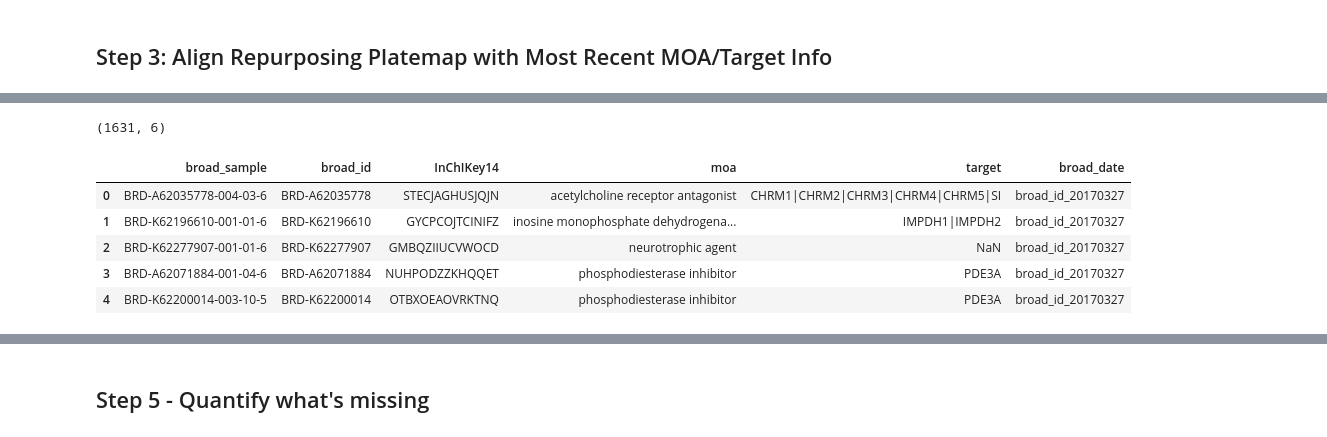
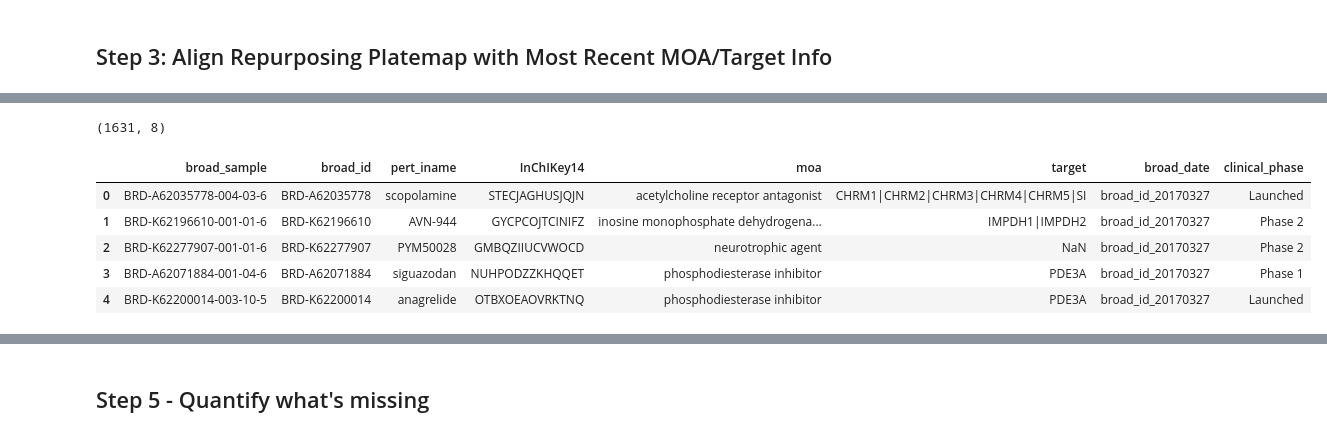
Before and after one commit to broadinstitute/lincs-cell-painting, a Jupyter notebook: metadata/moa/3.align-moa.ipynb, the cells around one changed output, grey strips where cells are left out. Cells and saved outputs as stored; diff of their text form; code cells hidden in the pictures.

Commit message:
add pert_iname and clinical_phase columns to curation

```diff
--- a/metadata/moa/3.align-moa.ipynb
+++ b/metadata/moa/3.align-moa.ipynb
@@ -237,21 +237,35 @@ moa_df.head()
 # %%
 # Perform the alignment
 platemap_moa_df = merged_platemap_df.merge(
-    moa_df.loc[:, [mapping_col, "pert_iname", "moa", "target"]].drop_duplicates(),
+    moa_df.loc[
+        :, [mapping_col, "pert_iname", "clinical_phase", "moa", "target"]
+    ].drop_duplicates(),
     on=mapping_col,
     how="left",
-).loc[:, ["broad_sample", "broad_id", mapping_col, "moa", "target", "broad_date"]]
+).loc[
+    :,
+    [
+        "broad_sample",
+        "broad_id",
+        "pert_iname",
+        mapping_col,
+        "moa",
+        "target",
+        "broad_date",
+        "clinical_phase",
+    ],
+]
 
 print(platemap_moa_df.shape)
 platemap_moa_df.head()
 # %% [output]
-(1631, 6)
+(1631, 8)
-|  | broad_sample | broad_id | InChIKey14 | moa | target | broad_date |
-| 0 | BRD-A62035778-004-03-6 | BRD-A62035778 | STECJAGHUSJQJN | acetylcholine receptor antagonist | CHRM1|CHRM2|CHRM3|CHRM4|CHRM5|SI | broad_id_20170327 |
-| 1 | BRD-K62196610-001-01-6 | BRD-K62196610 | GYCPCOJTCINIFZ | inosine monophosphate dehydrogena... | IMPDH1|IMPDH2 | broad_id_20170327 |
-| 2 | BRD-K62277907-001-01-6 | BRD-K62277907 | GMBQZIIUCVWOCD | neurotrophic agent | NaN | broad_id_20170327 |
-| 3 | BRD-A62071884-001-04-6 | BRD-A62071884 | NUHPODZZKHQQET | phosphodiesterase inhibitor | PDE3A | broad_id_20170327 |
-| 4 | BRD-K62200014-003-10-5 | BRD-K62200014 | OTBXOEAOVRKTNQ | phosphodiesterase inhibitor | PDE3A | broad_id_20170327 |
+|  | broad_sample | broad_id | pert_iname | InChIKey14 | moa | target | broad_date | clinical_phase |
+| 0 | BRD-A62035778-004-03-6 | BRD-A62035778 | scopolamine | STECJAGHUSJQJN | acetylcholine receptor antagonist | CHRM1|CHRM2|CHRM3|CHRM4|CHRM5|SI | broad_id_20170327 | Launched |
+| 1 | BRD-K62196610-001-01-6 | BRD-K62196610 | AVN-944 | GYCPCOJTCINIFZ | inosine monophosphate dehydrogena... | IMPDH1|IMPDH2 | broad_id_20170327 | Phase 2 |
+| 2 | BRD-K62277907-001-01-6 | BRD-K62277907 | PYM50028 | GMBQZIIUCVWOCD | neurotrophic agent | NaN | broad_id_20170327 | Phase 2 |
+| 3 | BRD-A62071884-001-04-6 | BRD-A62071884 | siguazodan | NUHPODZZKHQQET | phosphodiesterase inhibitor | PDE3A | broad_id_20170327 | Phase 1 |
+| 4 | BRD-K62200014-003-10-5 | BRD-K62200014 | anagrelide | OTBXOEAOVRKTNQ | phosphodiesterase inhibitor | PDE3A | broad_id_20170327 | Launched |
 [interactive output not drawn]
 # %%
 # Show an example of a broad_id that must be resolved
```
Also changed, not shown: parts of 14 cells of this notebook, 1 other file.
